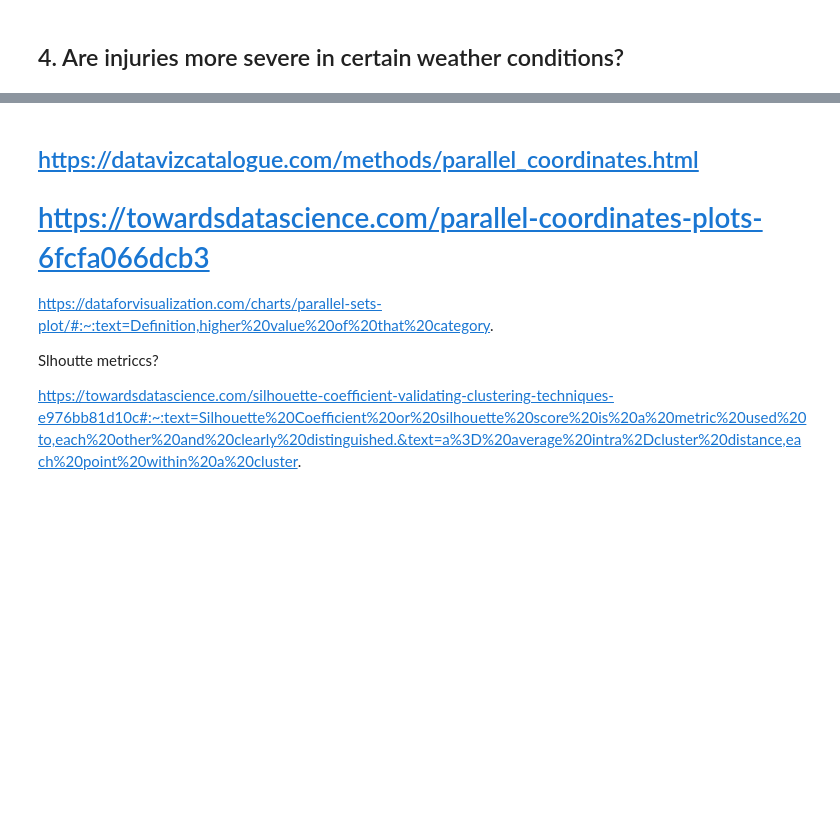
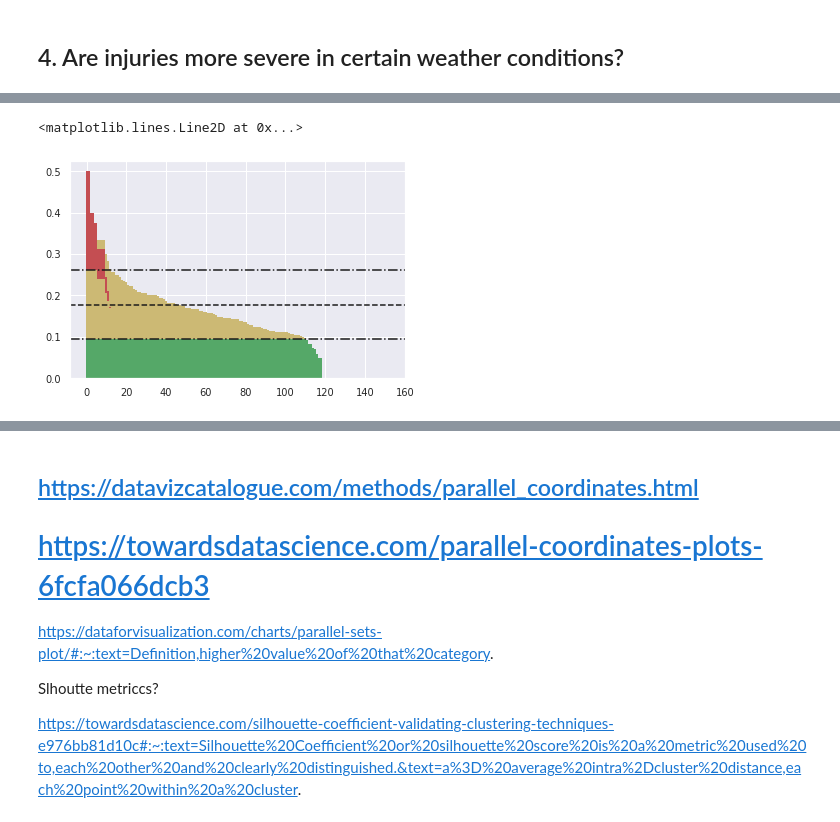
Before and after one commit to GaborJenei/DS-Stackoverflow-Survey, a Jupyter notebook: 01_Intro_to_DS/3_BlogPost/Udacity DSND Project1_BlogPost.ipynb, the cells around one changed output, grey strips where cells are left out. Cells and saved outputs as stored; diff of their text form; code cells hidden in the pictures; blank space fills up the shorter version.

```diff
--- a/01_Intro_to_DS/3_BlogPost/Udacity DSND Project1_BlogPost.ipynb
+++ b/01_Intro_to_DS/3_BlogPost/Udacity DSND Project1_BlogPost.ipynb
@@ -380,0 +355,31 @@ mean, std
+# %%
+std = df_ksi_props.loc[df_ksi_props['KSI']>0, 'KSI'].describe()['std']
+mean =df_ksi_props.loc[df_ksi_props['KSI']>0, 'KSI'].describe()['mean']
+
+upper_threshold = mean+std
+lower_threshold = mean-std
+
+# split it up
+x = df_ksi_props.index
+above_threshold = np.maximum(df_ksi_props['KSI'] - upper_threshold, 0)
+inbetween_threshold = np.minimum(np.maximum(df_ksi_props['KSI']-lower_threshold, 0), upper_threshold)
+below_threshold = np.minimum(df_ksi_props['KSI'], lower_threshold)
+
+# plot it
+fig, ax = plt.subplots()
+# ax.bar(height=df_ksi_props['KSI'], x=df_ksi_props.index, linewidth=0, width=1.0)
+
+ax.bar(x, below_threshold, linewidth=0, width=1.0, color="g")
+ax.bar(x, inbetween_threshold, linewidth=0, width=1.0, color="y", bottom=below_threshold)
+ax.bar(x, above_threshold, linewidth=0, width=1.0, color="r", bottom=inbetween_threshold)
+
+
+# Add a vertical line
+ax.axhline(upper_threshold, ls='-.', color='k')
+ax.axhline(mean, ls='--', color='k')
+ax.axhline(lower_threshold, ls='-.', color='k')
+
+# add the mean as a horisontal line and std as dotted.
+# %% [output]
+<matplotlib.lines.Line2D at 0x...>
+[figure, added]
```
Also changed, not shown: parts of 30 cells of this notebook.
